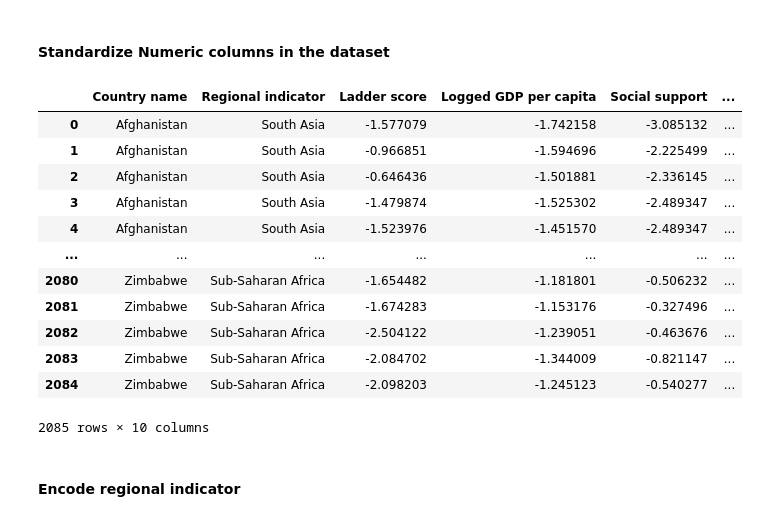
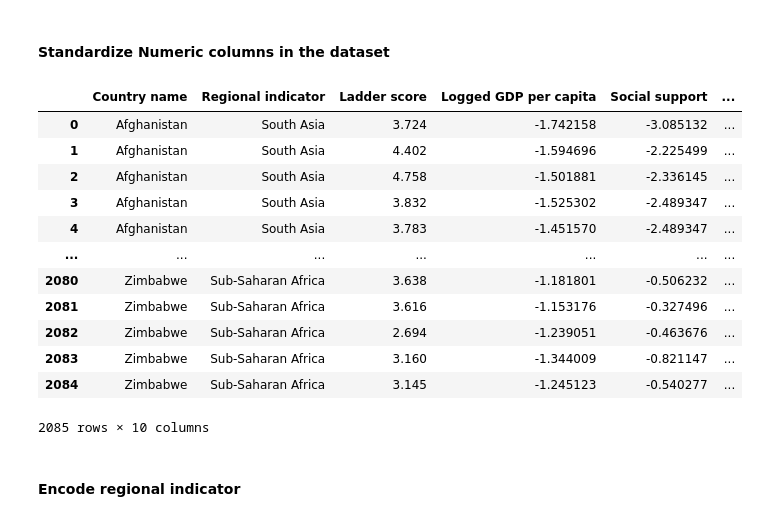
Before and after one commit to k-girish/world-happiness, a Jupyter notebook: notebooks/preprocess_for_training.ipynb, the cells around one changed output. Cells and saved outputs as stored; diff of their text form; code cells hidden in the pictures.

```diff
--- a/notebooks/preprocess_for_training.ipynb
+++ b/notebooks/preprocess_for_training.ipynb
@@ -130,22 +130,22 @@ X
 #### Standardize Numeric columns in the dataset
 # %%
 scaler = StandardScaler()
-numeric_cols = X.columns[2:8]
+numeric_cols = X.columns[3:9]
 X.loc[:, numeric_cols] = scaler.fit_transform(X.loc[:, numeric_cols])
 X
 # %% [output]
 |  | Country name | Regional indicator | Ladder score | Logged GDP per capita | Social support | ... |
-| 0 | Afghanistan | South Asia | -1.577079 | -1.742158 | -3.085132 | ... |
-| 1 | Afghanistan | South Asia | -0.966851 | -1.594696 | -2.225499 | ... |
-| 2 | Afghanistan | South Asia | -0.646436 | -1.501881 | -2.336145 | ... |
-| 3 | Afghanistan | South Asia | -1.479874 | -1.525302 | -2.489347 | ... |
-| 4 | Afghanistan | South Asia | -1.523976 | -1.451570 | -2.489347 | ... |
+| 0 | Afghanistan | South Asia | 3.724 | -1.742158 | -3.085132 | ... |
+| 1 | Afghanistan | South Asia | 4.402 | -1.594696 | -2.225499 | ... |
+| 2 | Afghanistan | South Asia | 4.758 | -1.501881 | -2.336145 | ... |
+| 3 | Afghanistan | South Asia | 3.832 | -1.525302 | -2.489347 | ... |
+| 4 | Afghanistan | South Asia | 3.783 | -1.451570 | -2.489347 | ... |
 | ... | ... | ... | ... | ... | ... | ... |
-| 2080 | Zimbabwe | Sub-Saharan Africa | -1.654482 | -1.181801 | -0.506232 | ... |
-| 2081 | Zimbabwe | Sub-Saharan Africa | -1.674283 | -1.153176 | -0.327496 | ... |
-| 2082 | Zimbabwe | Sub-Saharan Africa | -2.504122 | -1.239051 | -0.463676 | ... |
-| 2083 | Zimbabwe | Sub-Saharan Africa | -2.084702 | -1.344009 | -0.821147 | ... |
-| 2084 | Zimbabwe | Sub-Saharan Africa | -2.098203 | -1.245123 | -0.540277 | ... |
+| 2080 | Zimbabwe | Sub-Saharan Africa | 3.638 | -1.181801 | -0.506232 | ... |
+| 2081 | Zimbabwe | Sub-Saharan Africa | 3.616 | -1.153176 | -0.327496 | ... |
+| 2082 | Zimbabwe | Sub-Saharan Africa | 2.694 | -1.239051 | -0.463676 | ... |
+| 2083 | Zimbabwe | Sub-Saharan Africa | 3.160 | -1.344009 | -0.821147 | ... |
+| 2084 | Zimbabwe | Sub-Saharan Africa | 3.145 | -1.245123 | -0.540277 | ... |
 2085 rows × 10 columns
 # %% [markdown]
 #### Encode regional indicator
```
Also changed, not shown: parts of 1 cell of this notebook, 1 other file.
